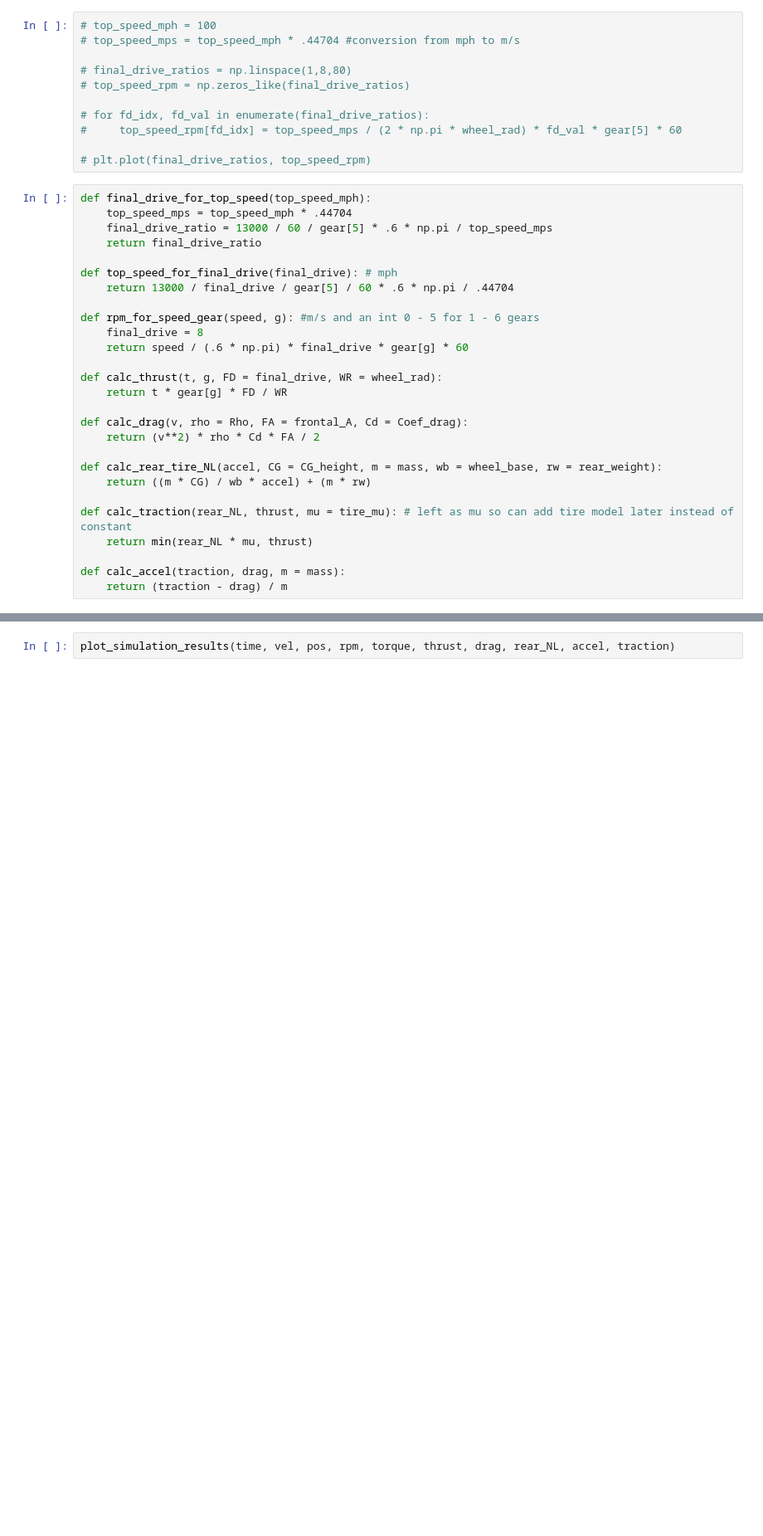
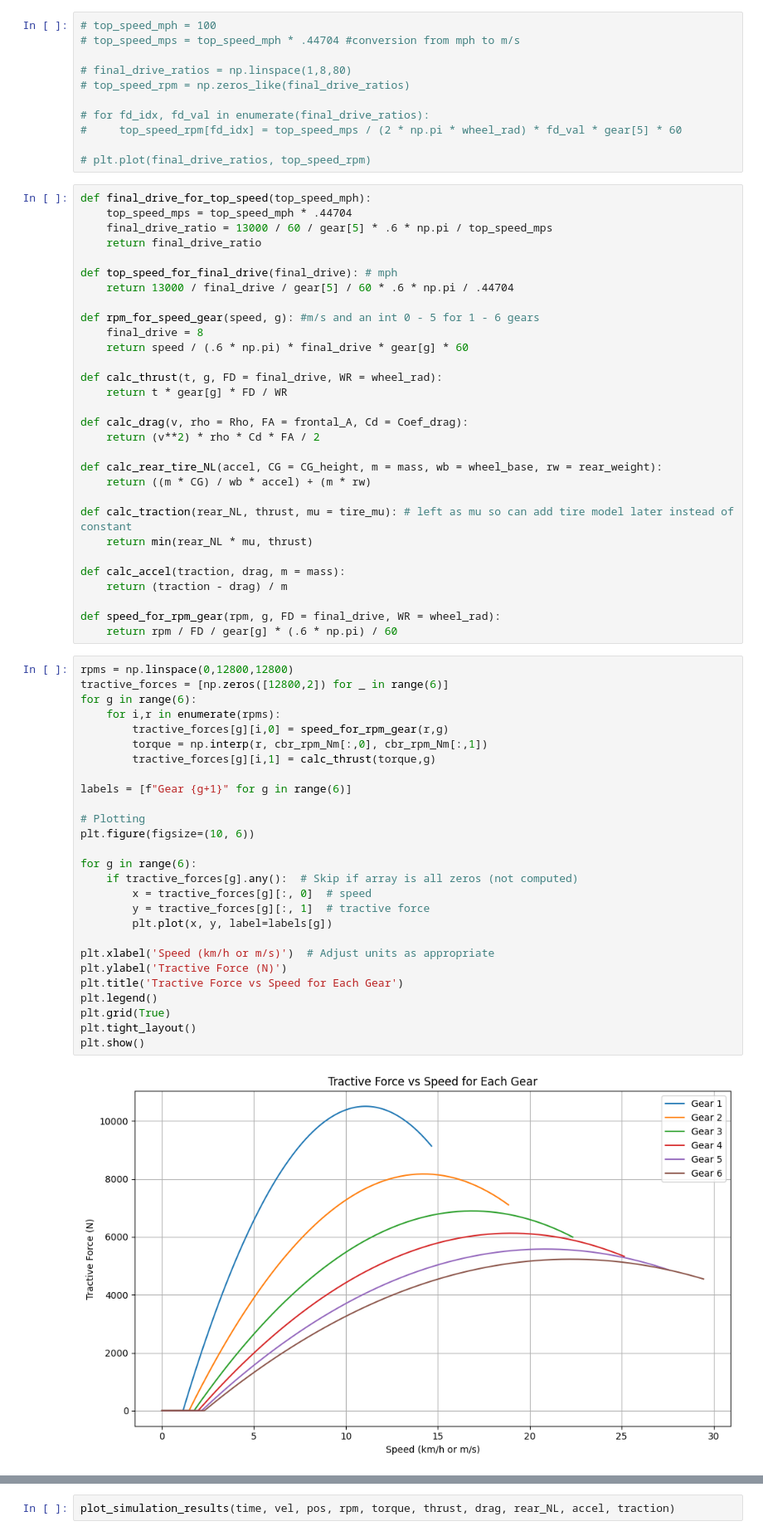
Before and after one commit to Bfoke/Death-Missile, a Jupyter notebook: AccelerationCalc.ipynb, the cells around one changed output, grey strips where cells are left out. Shown at 83% size. Saved outputs shown, nothing was run; the diff lists cells and outputs as text; blank space fills up the shorter version.

Commit message:
added tractive force vs speed plot

```diff
--- a/AccelerationCalc.ipynb
+++ b/AccelerationCalc.ipynb
@@ -63,6 +63,38 @@ def calc_traction(rear_NL, thrust, mu = tire_mu): # left as mu so can add tire m
 
 def calc_accel(traction, drag, m = mass):
     return (traction - drag) / m
+
+def speed_for_rpm_gear(rpm, g, FD = final_drive, WR = wheel_rad):
+    return rpm / FD / gear[g] * (.6 * np.pi) / 60
+# %%
+rpms = np.linspace(0,12800,12800)
+tractive_forces = [np.zeros([12800,2]) for _ in range(6)]
+for g in range(6):
+    for i,r in enumerate(rpms):
+        tractive_forces[g][i,0] = speed_for_rpm_gear(r,g)
+        torque = np.interp(r, cbr_rpm_Nm[:,0], cbr_rpm_Nm[:,1])
+        tractive_forces[g][i,1] = calc_thrust(torque,g)
+
+labels = [f"Gear {g+1}" for g in range(6)]
+
+# Plotting
+plt.figure(figsize=(10, 6))
+
+for g in range(6):
+    if tractive_forces[g].any():  # Skip if array is all zeros (not computed)
+        x = tractive_forces[g][:, 0]  # speed
+        y = tractive_forces[g][:, 1]  # tractive force
+        plt.plot(x, y, label=labels[g])
+
+plt.xlabel('Speed (km/h or m/s)')  # Adjust units as appropriate
+plt.ylabel('Tractive Force (N)')
+plt.title('Tractive Force vs Speed for Each Gear')
+plt.legend()
+plt.grid(True)
+plt.tight_layout()
+plt.show()
+# %% [output]
+[figure, added]
 # %%
 #accel calc
 time = np.linspace(0,60,6001)
```
